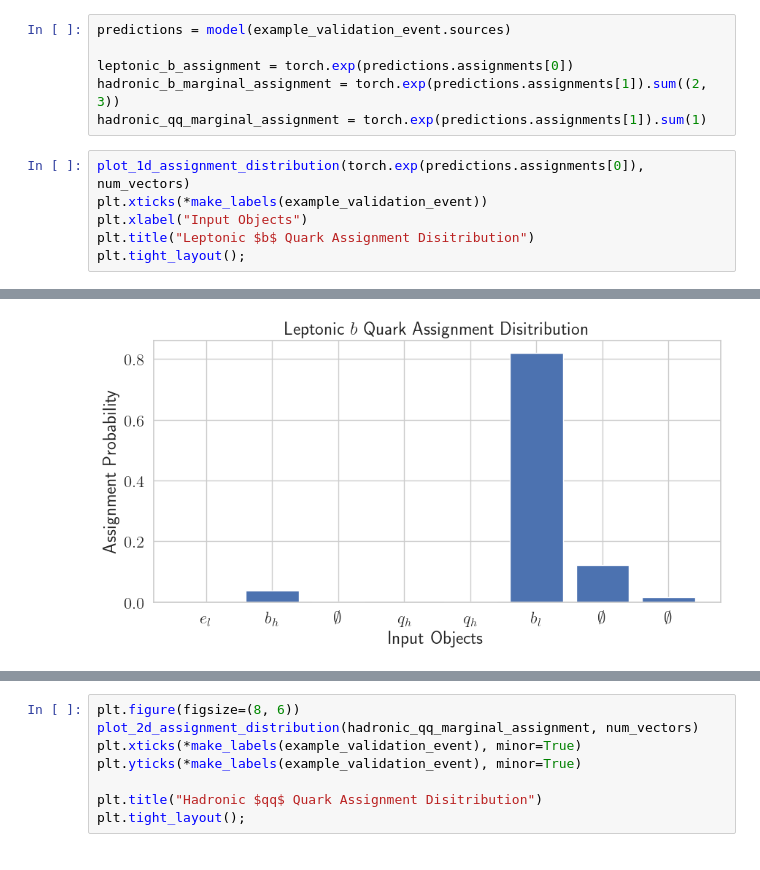
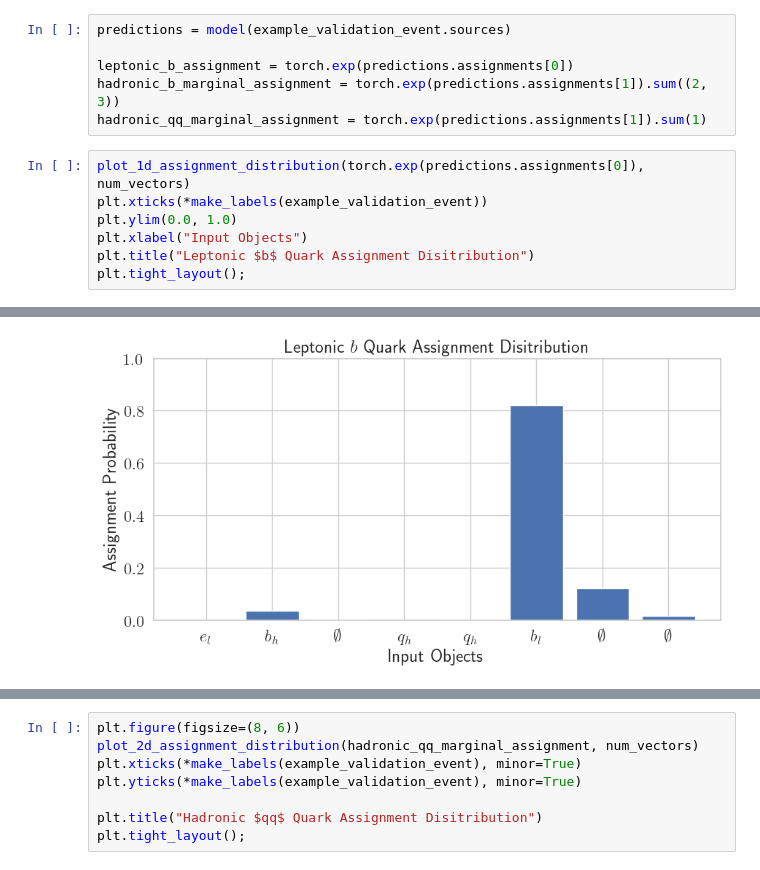
Before and after one commit to Alexanders101/SPANet, a Jupyter notebook: demo/Demo.ipynb, the cells around one changed output, grey strips where cells are left out. Cells and saved outputs as stored; diff of their text form.

```diff
--- a/demo/Demo.ipynb
+++ b/demo/Demo.ipynb
@@ -398,12 +400,13 @@ hadronic_qq_marginal_assignment = torch.exp(predictions.assignments[1]).sum(1)
 # %%
 plot_1d_assignment_distribution(torch.exp(predictions.assignments[0]), num_vectors)
 plt.xticks(*make_labels(example_validation_event))
+plt.ylim(0.0, 1.0)
 plt.xlabel("Input Objects")
 plt.title("Leptonic $b$ Quark Assignment Disitribution")
 plt.tight_layout();
 # %% [output]
 [interactive output not drawn]
-[figure, old version]
+[figure, new version]
 # %%
 plot_1d_assignment_distribution(hadronic_b_marginal_assignment, num_vectors)
 plt.xticks(*make_labels(example_validation_event))
```
Also changed, not shown: parts of 11 cells of this notebook.
